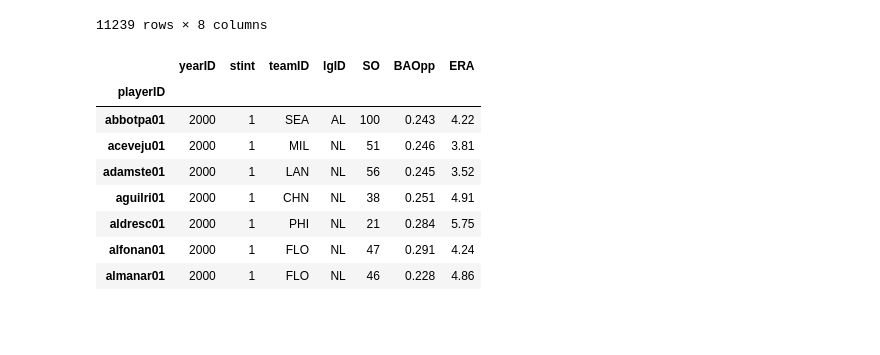
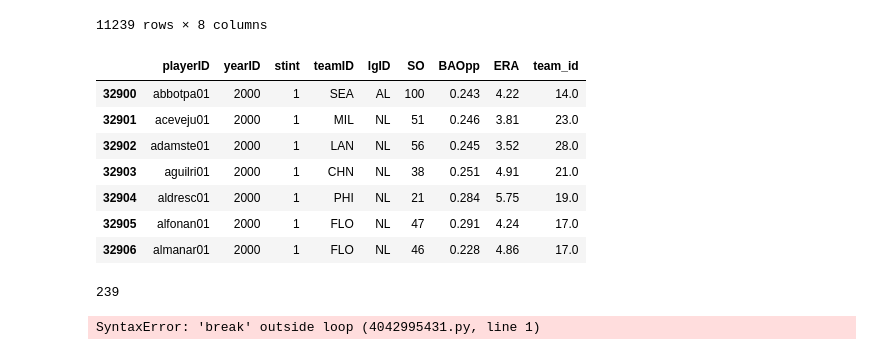
Before and after one commit to VedranaGATech/Project_2_MLB_Stats, a Jupyter notebook: Baseball_ETL.ipynb, the cells around one changed output. Drawn from its saved outputs; the diff is of its cells as text; code cells hidden in the pictures; blank space fills up the shorter version.

```diff
--- a/Baseball_ETL.ipynb
+++ b/Baseball_ETL.ipynb
@@ -114,6 +114,21 @@ teams_dict.update({'TBR': 4})
 teams_dict.update({'TEX': 15})
 teams_dict.update({'TOR': 5})
 teams_dict.update({'WSN': 20})
+# %%
+# additions from pitching set
+teams_dict.update({'LAN': 28})
+teams_dict.update({'CHN': 21})
+teams_dict.update({'FLO': 17})
+teams_dict.update({'SDN': 29})
+teams_dict.update({'SLN': 25})
+teams_dict.update({'MON': 20})
+teams_dict.update({'CHA': 6})
+teams_dict.update({'KCA': 9})
+teams_dict.update({'NYN': 18})
+teams_dict.update({'NYA': 3})
+teams_dict.update({'TBA': 4})
+teams_dict.update({'SFN': 30})
+teams_dict.update({'WAS': 20})
 # %% [markdown]
 ### ETL Baseball Payrolls
 # %%
@@ -328,18 +338,61 @@ pitching_final
 | 44138 | zychto01 | 2015 | 1 | SEA | AL | 24 | 0.239 | 2.45 |
 11239 rows × 8 columns
 # %%
-pitching_final = pitching_final.set_index('playerID')
+pitching_final['team_id'] = -1
+
+for index, row in pitching_final.iterrows():
+    pitching_final.loc[index, ['team_id']] = teams_dict.get(row.teamID)
+
 pitching_final.head(7)
 # %% [output]
-|  | yearID | stint | teamID | lgID | SO | BAOpp | ERA |
-| playerID |  |  |  |  |  |  |  |
-| abbotpa01 | 2000 | 1 | SEA | AL | 100 | 0.243 | 4.22 |
-| aceveju01 | 2000 | 1 | MIL | NL | 51 | 0.246 | 3.81 |
-| adamste01 | 2000 | 1 | LAN | NL | 56 | 0.245 | 3.52 |
-| aguilri01 | 2000 | 1 | CHN | NL | 38 | 0.251 | 4.91 |
-| aldresc01 | 2000 | 1 | PHI | NL | 21 | 0.284 | 5.75 |
-| alfonan01 | 2000 | 1 | FLO | NL | 47 | 0.291 | 4.24 |
-| almanar01 | 2000 | 1 | FLO | NL | 46 | 0.228 | 4.86 |
+|  | playerID | yearID | stint | teamID | lgID | SO | BAOpp | ERA | team_id |
+| 32900 | abbotpa01 | 2000 | 1 | SEA | AL | 100 | 0.243 | 4.22 | 14.0 |
+| 32901 | aceveju01 | 2000 | 1 | MIL | NL | 51 | 0.246 | 3.81 | 23.0 |
+| 32902 | adamste01 | 2000 | 1 | LAN | NL | 56 | 0.245 | 3.52 | 28.0 |
+| 32903 | aguilri01 | 2000 | 1 | CHN | NL | 38 | 0.251 | 4.91 | 21.0 |
+| 32904 | aldresc01 | 2000 | 1 | PHI | NL | 21 | 0.284 | 5.75 | 19.0 |
+| 32905 | alfonan01 | 2000 | 1 | FLO | NL | 47 | 0.291 | 4.24 | 17.0 |
+| 32906 | almanar01 | 2000 | 1 | FLO | NL | 46 | 0.228 | 4.86 | 17.0 |
+# %%
+#db_string = f"postgresql://postgres:password@127.0.0.1:5432/MoneyBall"
+#engine = create_engine(db_string)
+pitching_final.to_sql(name='Pitching', con=engine, if_exists='replace')
+# %% [output]
+239
+# %%
+break
+# load from csv if stored
+if (os.path.isfile('data/PitchingNew.csv')):
+    pitching_final = pd.read_csv('data/PitchingNew.csv')
+else:
+    # transfer, and identify missing salaries
+    Pitching = Base.classes.Pitching
+
+    for index, row in pitching_final.iterrows():
+        if teams_dict.get(row.team, -1) == -1:
+            print(row.team)
+        else:
+            pitching_final.loc[index, ['team_id']] = teams_dict.get(row.team_id)
+
+            #load to Salary table
+            pitching = Pitching(
+                playerID = row.playerID,
+                yearID = row.Yearid,
+                stint = row.stint,
+                teamid = teams_dict.get(row.team_id),
+                lgID = row.lgID,
+                SO = row.SO,
+                BAOpp = row.BAOpp,
+                ERA = row.ERA)
+
+            session.add(pitching)
+            session.commit()
+
+    #reload from db and save to csv
+    pitching_final = pd.read_sql_query('select * from "Pitching"', con=engine)
+    pitching_final.to_csv('data/PitchingNew.csv', index=False)
+# %% [output]
+SyntaxError: 'break' outside loop (4042995431.py, line 1)
 # %%
 pitching_final.to_csv('data/pitching_final.csv')
 # %%
```
Also changed, not shown: parts of 6 cells of this notebook, 1 other file.
